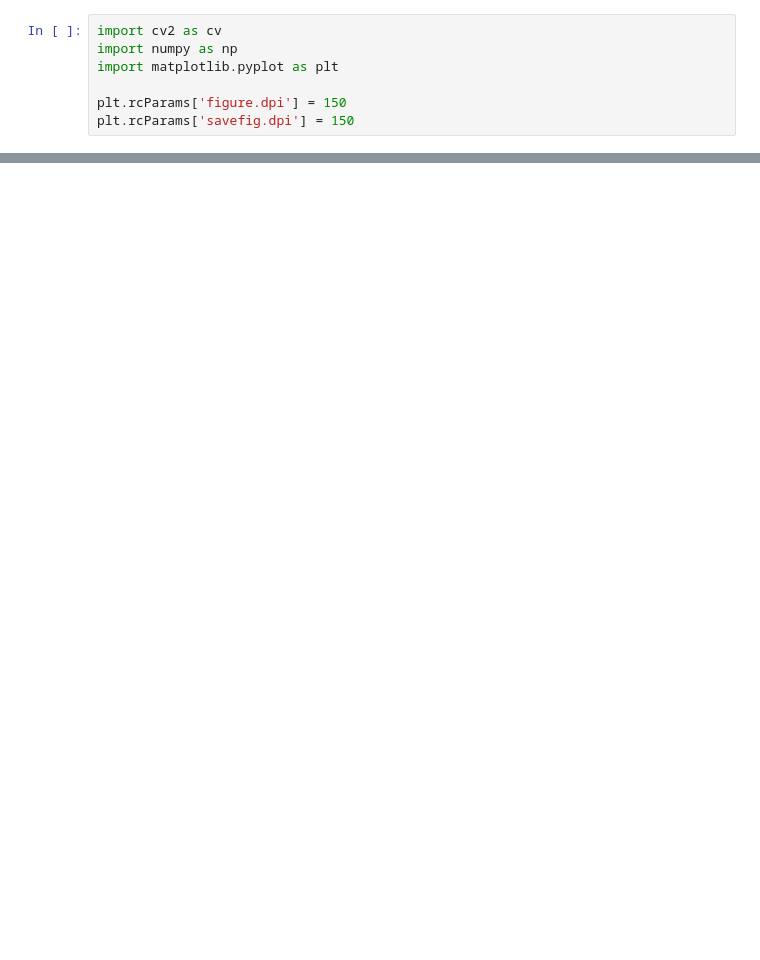
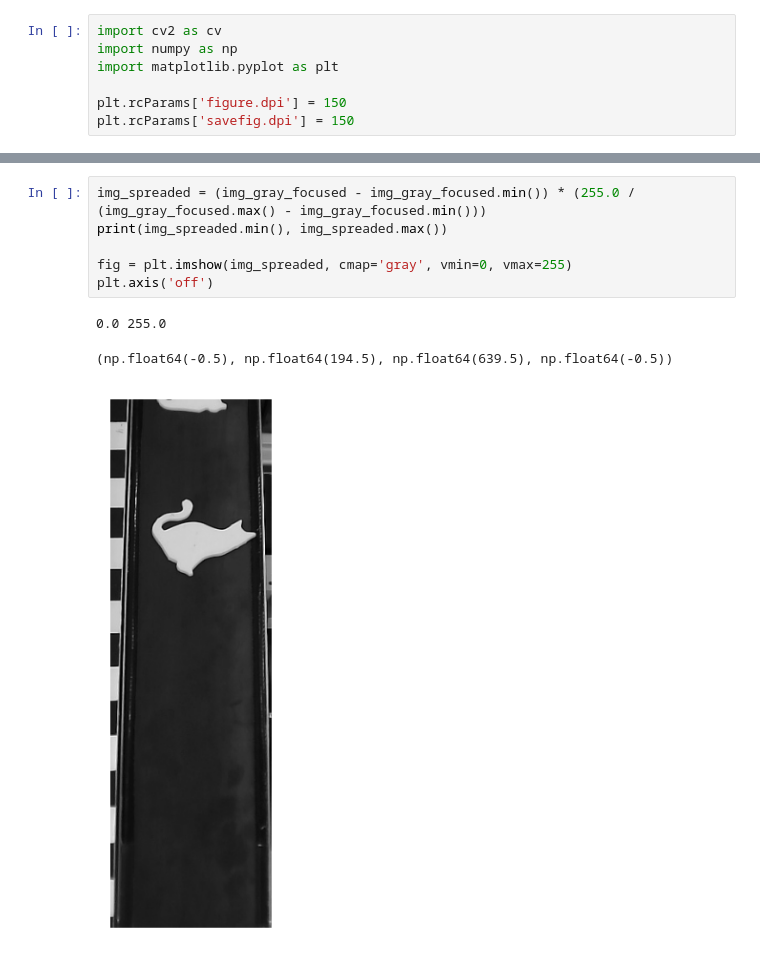
Before and after one commit to ibinsandig/Portal-zur-Exmatrikulation, a Jupyter notebook: misc/ml_preperation/test_pipeline.ipynb, the cells around one changed output, grey strips where cells are left out. Cells and saved outputs as stored; diff of their text form; blank space fills up the shorter version.

```diff
--- a/misc/ml_preperation/test_pipeline.ipynb
+++ b/misc/ml_preperation/test_pipeline.ipynb
@@ -26,0 +48,10 @@ img_gray.shape
+# %%
+img_spreaded = (img_gray_focused - img_gray_focused.min()) * (255.0 / (img_gray_focused.max() - img_gray_focused.min()))
+print(img_spreaded.min(), img_spreaded.max())
+
+fig = plt.imshow(img_spreaded, cmap='gray', vmin=0, vmax=255)
+plt.axis('off')
+# %% [output]
+0.0 255.0
+(np.float64(-0.5), np.float64(194.5), np.float64(639.5), np.float64(-0.5))
+[figure, added]
```
Also changed, not shown: parts of 4 cells of this notebook, 1 other file.
